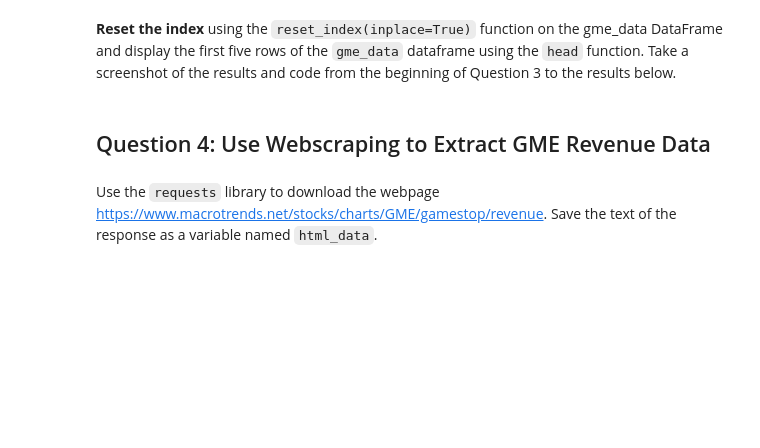
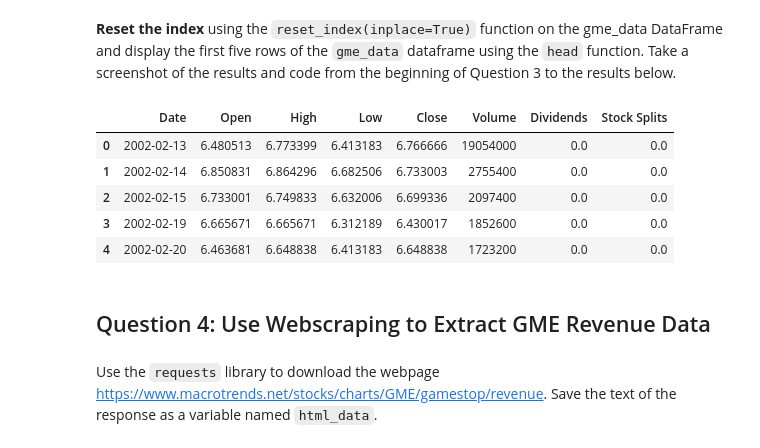
Before and after one commit to victoravalbuena/PYTHON_Courses, a Jupyter notebook: Final Assignment_Python Project.ipynb, the cells around one changed output. Saved outputs shown, nothing was run; the diff lists cells and outputs as text; code cells hidden in the pictures; blank space fills up the shorter version.

```diff
--- a/Final Assignment_Python Project.ipynb
+++ b/Final Assignment_Python Project.ipynb
@@ -250,5 +267,15 @@ Using the ticker object and the function `history` extract stock information and
 # %% [markdown]
 **Reset the index** using the `reset_index(inplace=True)` function on the gme_data DataFrame and display the first five rows of the `gme_data` dataframe using the `head` function. Take a screenshot of the results and code from the beginning of Question 3 to the results below.
+# %%
+gme_data.reset_index(inplace=True)
+gme_data.head()
+# %% [output]
+|  | Date | Open | High | Low | Close | Volume | Dividends | Stock Splits |
+| 0 | 2002-02-13 | 6.480513 | 6.773399 | 6.413183 | 6.766666 | 19054000 | 0.0 | 0.0 |
+| 1 | 2002-02-14 | 6.850831 | 6.864296 | 6.682506 | 6.733003 | 2755400 | 0.0 | 0.0 |
+| 2 | 2002-02-15 | 6.733001 | 6.749833 | 6.632006 | 6.699336 | 2097400 | 0.0 | 0.0 |
+| 3 | 2002-02-19 | 6.665671 | 6.665671 | 6.312189 | 6.430017 | 1852600 | 0.0 | 0.0 |
+| 4 | 2002-02-20 | 6.463681 | 6.648838 | 6.413183 | 6.648838 | 1723200 | 0.0 | 0.0 |
 # %% [markdown]
 ## Question 4: Use Webscraping to Extract GME Revenue Data
 # %% [markdown]
```
Also changed, not shown: parts of 10 cells of this notebook.
